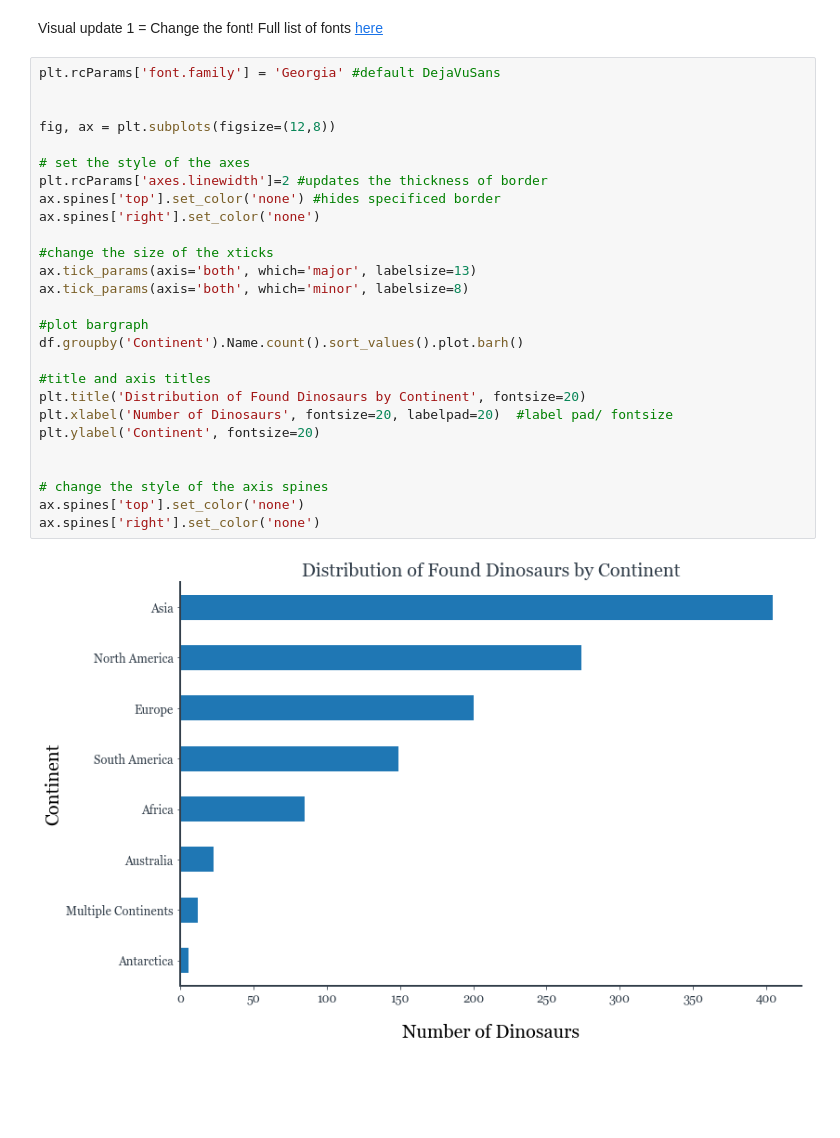
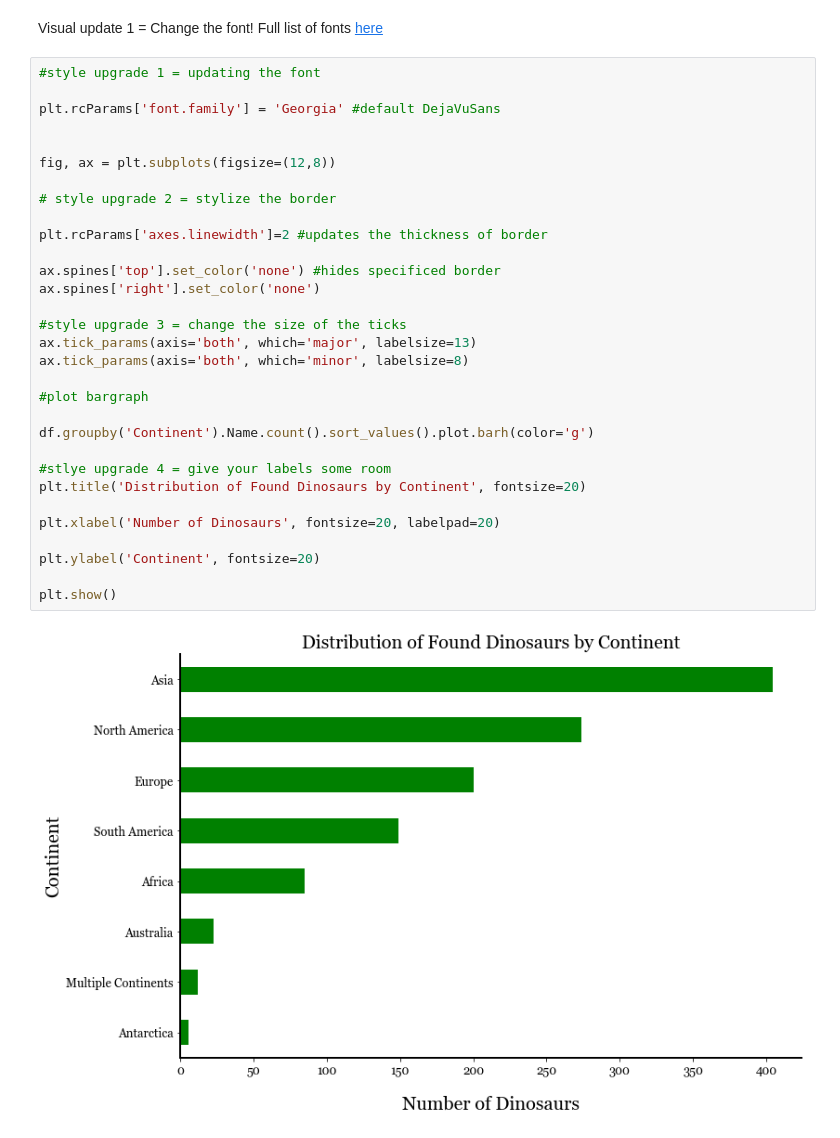
Before and after one commit to kristen770/Dinosaur-Project, a Jupyter notebook: Dinosaur Project.ipynb, the cells around one changed output. Saved outputs shown, nothing was run; the diff lists cells and outputs as text; blank space fills up the shorter version.

Commit message:
2.19.9
Blog Visualization Updated

```diff
--- a/Dinosaur Project.ipynb
+++ b/Dinosaur Project.ipynb
@@ -728,31 +723,35 @@ plt.show()
 # %% [markdown]
 Visual update 1 = Change the font! Full list of fonts [here](http://jonathansoma.com/site/lede/data-studio/matplotlib/list-all-fonts-available-in-matplotlib-plus-samples/)
 # %%
+#style upgrade 1 = updating the font
+
 plt.rcParams['font.family'] = 'Georgia' #default DejaVuSans
 
 
 fig, ax = plt.subplots(figsize=(12,8))
 
-# set the style of the axes
+# style upgrade 2 = stylize the border
+
 plt.rcParams['axes.linewidth']=2 #updates the thickness of border
+
 ax.spines['top'].set_color('none') #hides specificed border
 ax.spines['right'].set_color('none')
 
-#change the size of the xticks
+#style upgrade 3 = change the size of the ticks
 ax.tick_params(axis='both', which='major', labelsize=13)
 ax.tick_params(axis='both', which='minor', labelsize=8)
 
 #plot bargraph
-df.groupby('Continent').Name.count().sort_values().plot.barh()
 
-#title and axis titles
+df.groupby('Continent').Name.count().sort_values().plot.barh(color='g')
+
+#stlye upgrade 4 = give your labels some room
 plt.title('Distribution of Found Dinosaurs by Continent', fontsize=20)
-plt.xlabel('Number of Dinosaurs', fontsize=20, labelpad=20)  #label pad/ fontsize
+
+plt.xlabel('Number of Dinosaurs', fontsize=20, labelpad=20)
+
 plt.ylabel('Continent', fontsize=20)
 
-
-# change the style of the axis spines
-ax.spines['top'].set_color('none')
-ax.spines['right'].set_color('none')
+plt.show()
 # %% [output]
-[figure, old version]
+[figure, new version]
```
Also changed, not shown: parts of 7 cells of this notebook.
